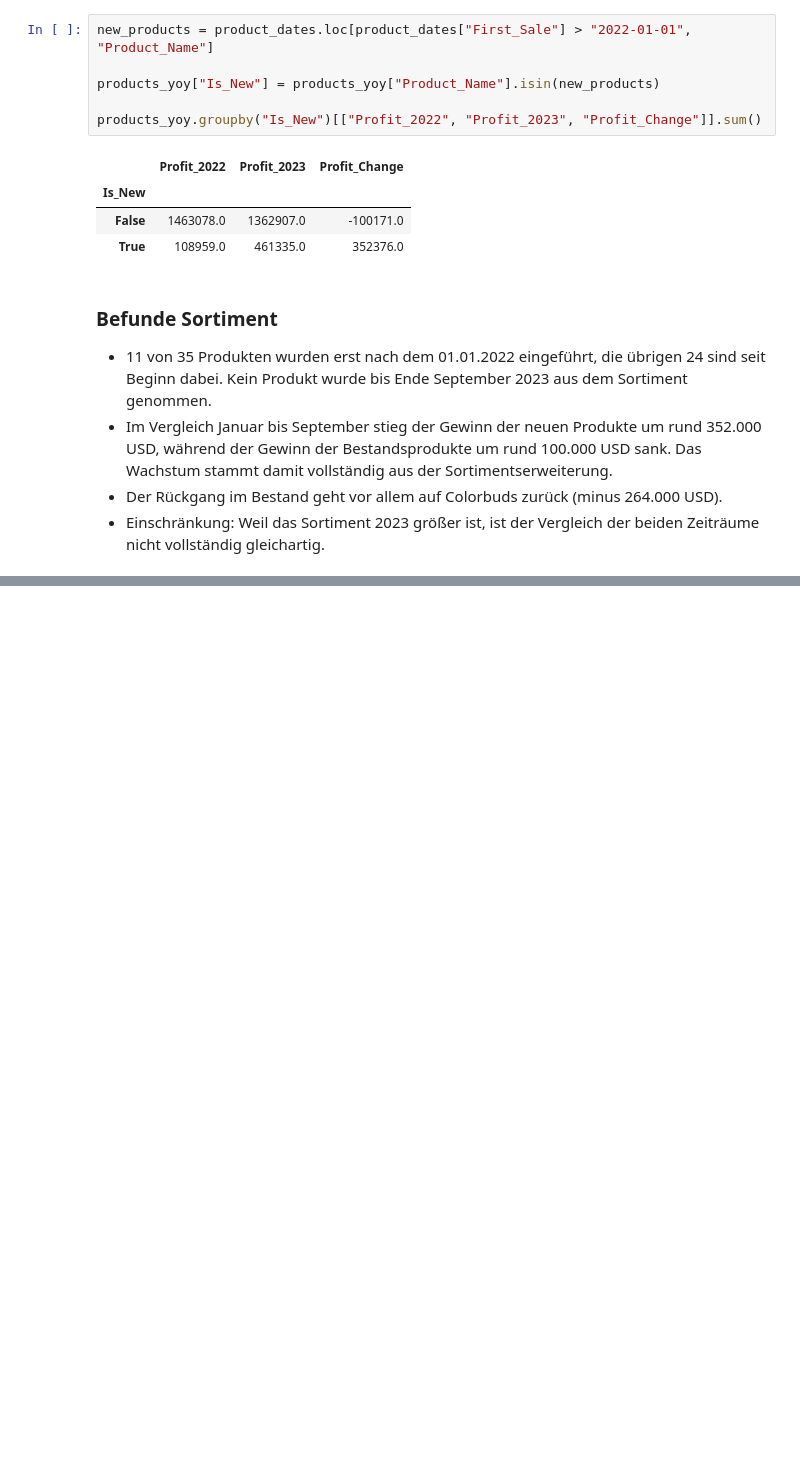
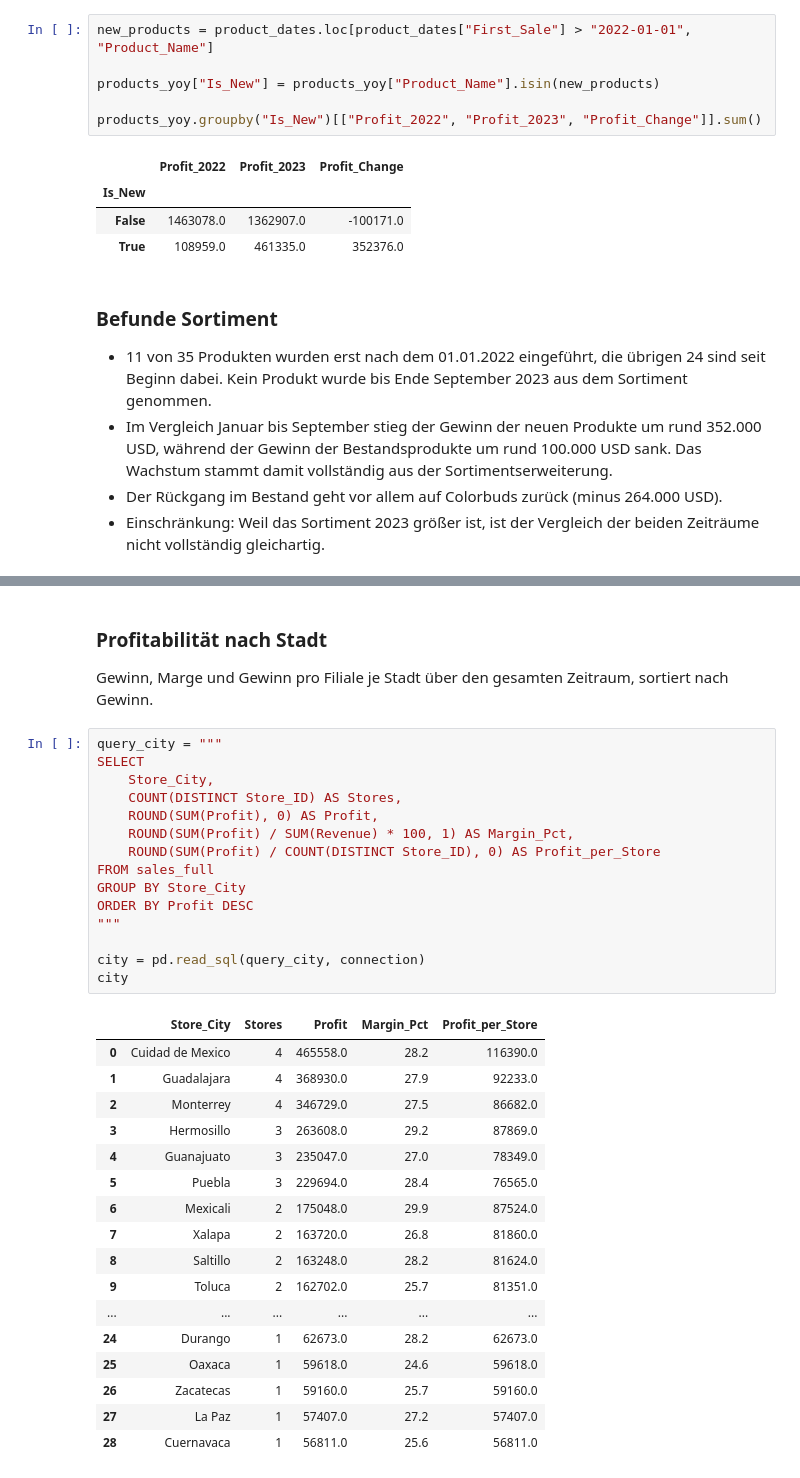
Before and after one commit to chrishorvath8595/maven_toys_profitability, a Jupyter notebook: notebooks/03_daten_analysieren.ipynb, the cells around one changed output, grey strips where cells are left out. Saved outputs shown, nothing was run; the diff lists cells and outputs as text; blank space fills up the shorter version.

```diff
--- a/notebooks/03_daten_analysieren.ipynb
+++ b/notebooks/03_daten_analysieren.ipynb
@@ -255,0 +352,36 @@ products_yoy.groupby("Is_New")[["Profit_2022", "Profit_2023", "Profit_Change"]].
+# %% [markdown]
+### Profitabilität nach Stadt
+Gewinn, Marge und Gewinn pro Filiale je Stadt über den gesamten Zeitraum, sortiert nach Gewinn.
+# %%
+query_city = """
+SELECT
+    Store_City,
+    COUNT(DISTINCT Store_ID) AS Stores,
+    ROUND(SUM(Profit), 0) AS Profit,
+    ROUND(SUM(Profit) / SUM(Revenue) * 100, 1) AS Margin_Pct,
+    ROUND(SUM(Profit) / COUNT(DISTINCT Store_ID), 0) AS Profit_per_Store
+FROM sales_full
+GROUP BY Store_City
+ORDER BY Profit DESC
+"""
+
+city = pd.read_sql(query_city, connection)
+city
+# %% [output]
+|  | Store_City | Stores | Profit | Margin_Pct | Profit_per_Store |
+| 0 | Cuidad de Mexico | 4 | 465558.0 | 28.2 | 116390.0 |
+| 1 | Guadalajara | 4 | 368930.0 | 27.9 | 92233.0 |
+| 2 | Monterrey | 4 | 346729.0 | 27.5 | 86682.0 |
+| 3 | Hermosillo | 3 | 263608.0 | 29.2 | 87869.0 |
+| 4 | Guanajuato | 3 | 235047.0 | 27.0 | 78349.0 |
+| 5 | Puebla | 3 | 229694.0 | 28.4 | 76565.0 |
+| 6 | Mexicali | 2 | 175048.0 | 29.9 | 87524.0 |
+| 7 | Xalapa | 2 | 163720.0 | 26.8 | 81860.0 |
+| 8 | Saltillo | 2 | 163248.0 | 28.2 | 81624.0 |
+| 9 | Toluca | 2 | 162702.0 | 25.7 | 81351.0 |
+| ... | ... | ... | ... | ... | ... |
+| 24 | Durango | 1 | 62673.0 | 28.2 | 62673.0 |
+| 25 | Oaxaca | 1 | 59618.0 | 24.6 | 59618.0 |
+| 26 | Zacatecas | 1 | 59160.0 | 25.7 | 59160.0 |
+| 27 | La Paz | 1 | 57407.0 | 27.2 | 57407.0 |
+| 28 | Cuernavaca | 1 | 56811.0 | 25.6 | 56811.0 |
```
Also changed, not shown: parts of 9 cells of this notebook.
